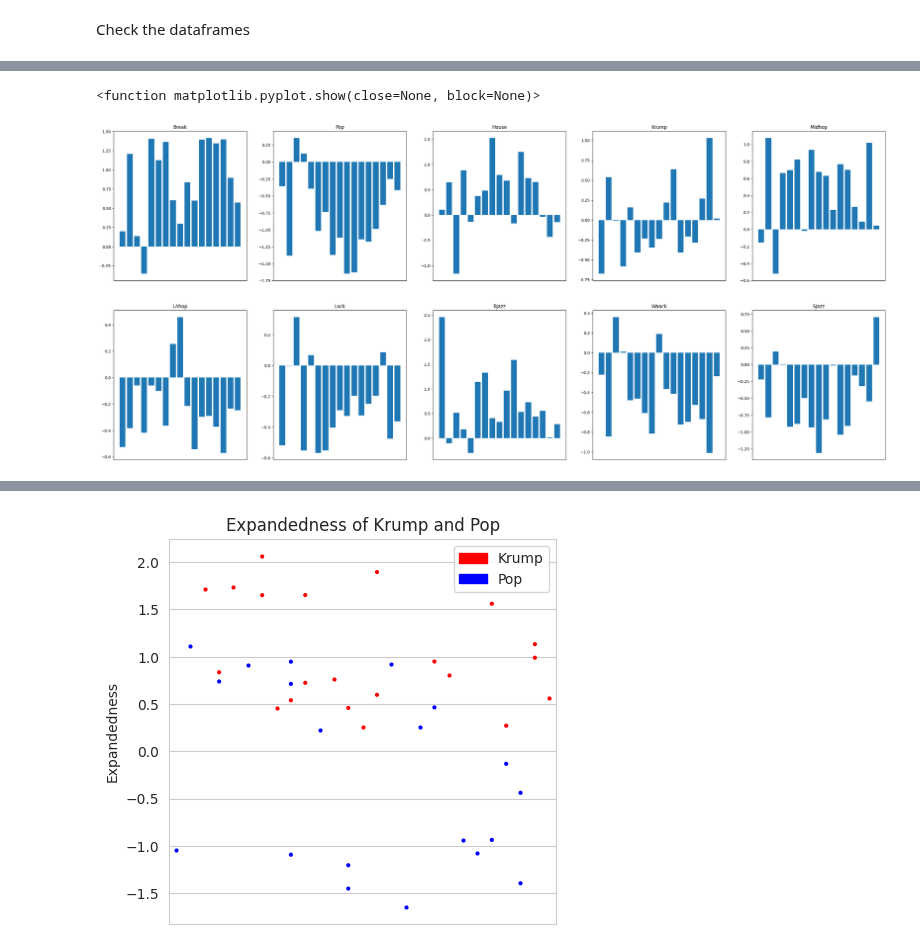
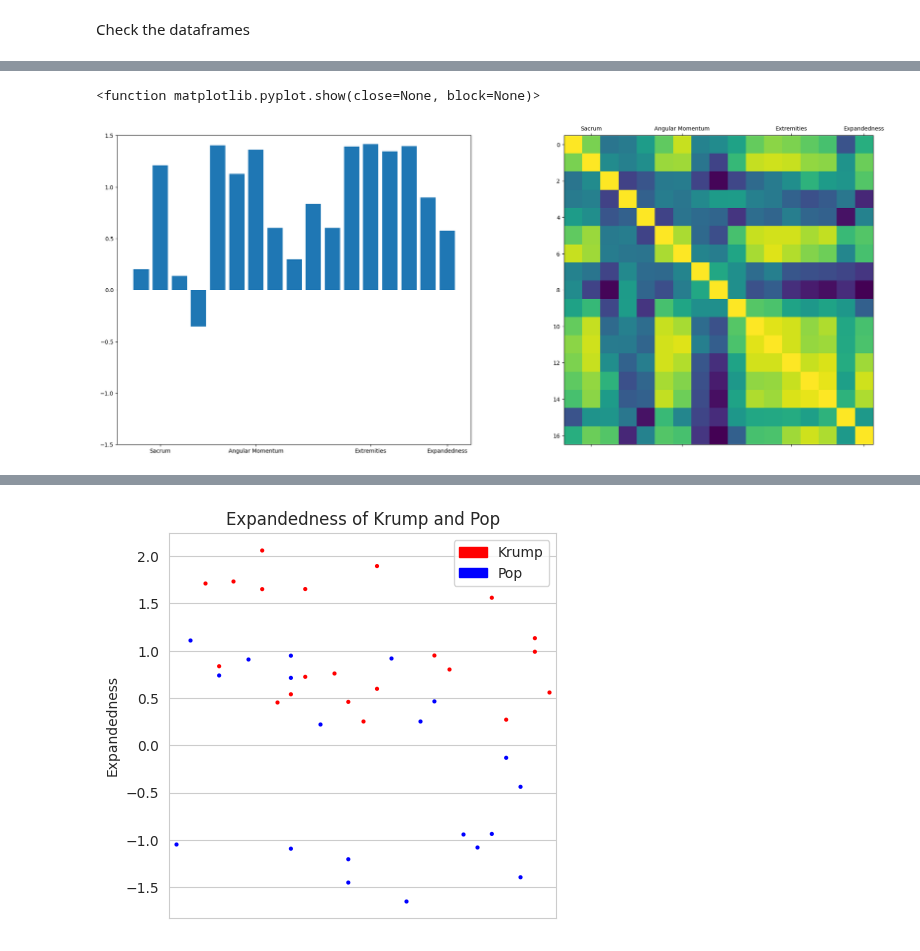
Before and after one commit to tBenBaker/MovementClassifier, a Jupyter notebook: DanceProj1/notebooks/01_dancedatafeatures.ipynb, the cells around one changed output, grey strips where cells are left out. Saved outputs shown, nothing was run; the diff lists cells and outputs as text; code cells hidden in the pictures.

```diff
--- a/DanceProj1/notebooks/01_dancedatafeatures.ipynb
+++ b/DanceProj1/notebooks/01_dancedatafeatures.ipynb
@@ -130,14 +128,0 @@ plt.show()
-# %%
-#Violion plot of ankleheight on y axis, dance genre on X axis, ordered by ankleheight
-#move everything up on the y axis so the lowest value is 0
-dfFM_scaled['ankleheight'] = dfFM_scaled['ankleheight'] - dfFM_scaled['ankleheight'].min()
-plt.figure(figsize=(10, 6))
-colors = sns.color_palette('Set2', n_colors=10)
-sns.violinplot(data=dfFM_scaled.sort_values(by='ankleheight'), x='Genre', y='ankleheight', palette=colors)
-plt.title('Ankle Height (mean) by Genre', fontsize=18)
-plt.xlabel('Genre', fontsize=14)
-plt.ylabel('ankleheight', fontsize=14)
-plt.xticks(rotation=45, ha='right')
-plt.tight_layout()
-plt.savefig('../plots/feature_plots/ankleheightviolin.png')
-plt.show()
@@ -233,31 +151,14 @@ plt.show()
-# %%
-##bar plot of all ten genres, two by five, normalized features values
-fig, axs = plt.subplots(2, 5, figsize=(35, 15))
-axs[0, 0].bar(featuresdf_norm.index, featuresdf_norm['Break'])
-axs[0, 0].set_title('Break')
-axs[0, 1].bar(featuresdf_norm.index, featuresdf_norm['Pop'])
-axs[0, 1].set_title('Pop')
-axs[0, 2].bar(featuresdf_norm.index, featuresdf_norm['House'])
-axs[0, 2].set_title('House')
-axs[0, 3].bar(featuresdf_norm.index, featuresdf_norm['Krump'])
-axs[0, 3].set_title('Krump')
-axs[0, 4].bar(featuresdf_norm.index, featuresdf_norm['Midhop'])
-axs[0, 4].set_title('Midhop')
-axs[1, 0].bar(featuresdf_norm.index, featuresdf_norm['LAhop'])
-axs[1, 0].set_title('LAhop')
-axs[1, 1].bar(featuresdf_norm.index, featuresdf_norm['Lock'])
-axs[1, 1].set_title('Lock')
-axs[1, 2].bar(featuresdf_norm.index, featuresdf_norm['Ballet Jazz'])
-axs[1, 2].set_title('BJazz')
-axs[1, 3].bar(featuresdf_norm.index, featuresdf_norm['Waack'])
-axs[1, 3].set_title('Waack')
-axs[1, 4].bar(featuresdf_norm.index, featuresdf_norm['Street Jazz'])
-axs[1, 4].set_title('SJazz')
-
-for ax in axs.flat:
-    ax.set_xticks([])
-plt.savefig('AdvFeat_allgenres.png')
-plt.show
-# %% [output]
-<function matplotlib.pyplot.show(close=None, block=None)>
-[figure, removed]
+# %%
+fig, axs = plt.subplots(1, 2, figsize=(25, 10))
+axs[0].bar(featuresdf_norm.index, featuresdf_norm['Break'])
+axs[1].matshow(dfABreak_scaled.corr())
+
+axs[0].set_ylim([-1.5, 1.5])
+axs[0].set_xticks([1, 6, 12, 16])
+axs[1].set_xticks([1, 6, 12, 16])
+axs[0].set_xticklabels(['Sacrum', 'Angular Momentum', 'Extremities', 'Expandedness'])
+axs[1].set_xticklabels(['Sacrum', 'Angular Momentum', 'Extremities', 'Expandedness'])
+plt.show
+# %% [output]
+<function matplotlib.pyplot.show(close=None, block=None)>
+[figure, added]
```
Also changed, not shown: parts of 18 cells of this notebook, 4 other files.
